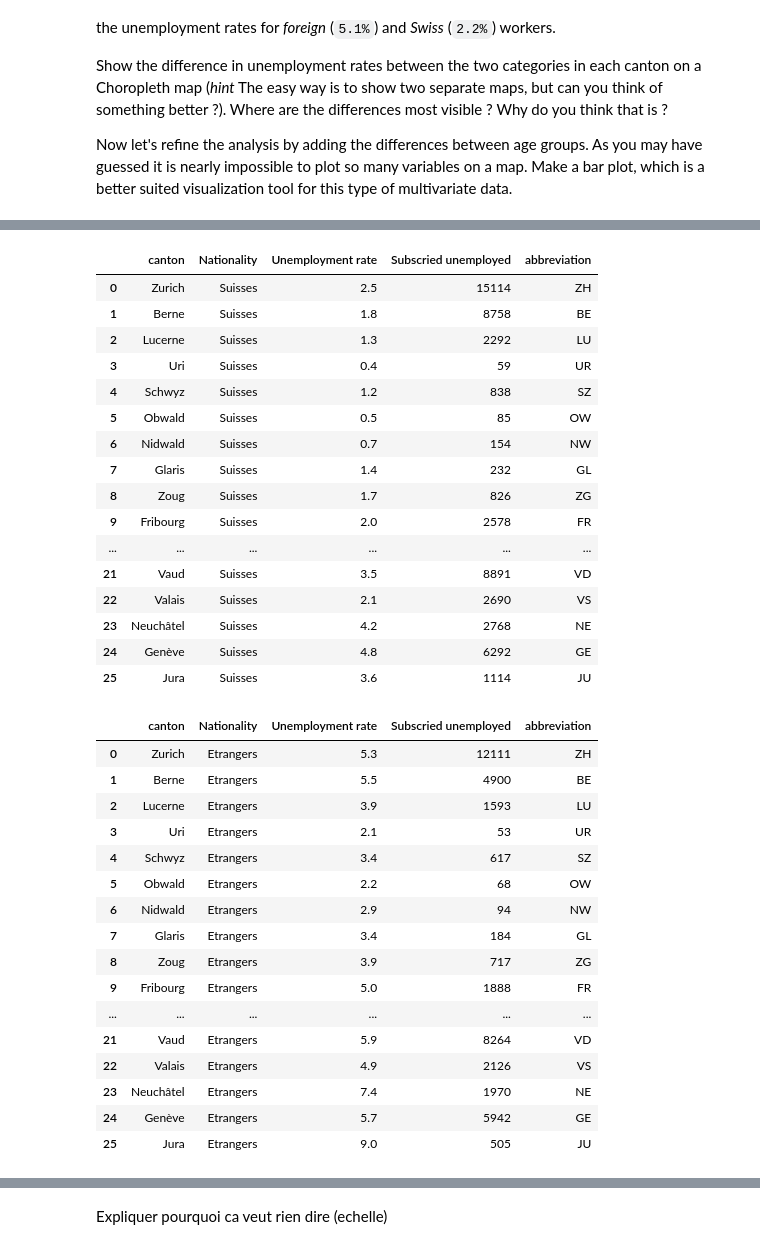
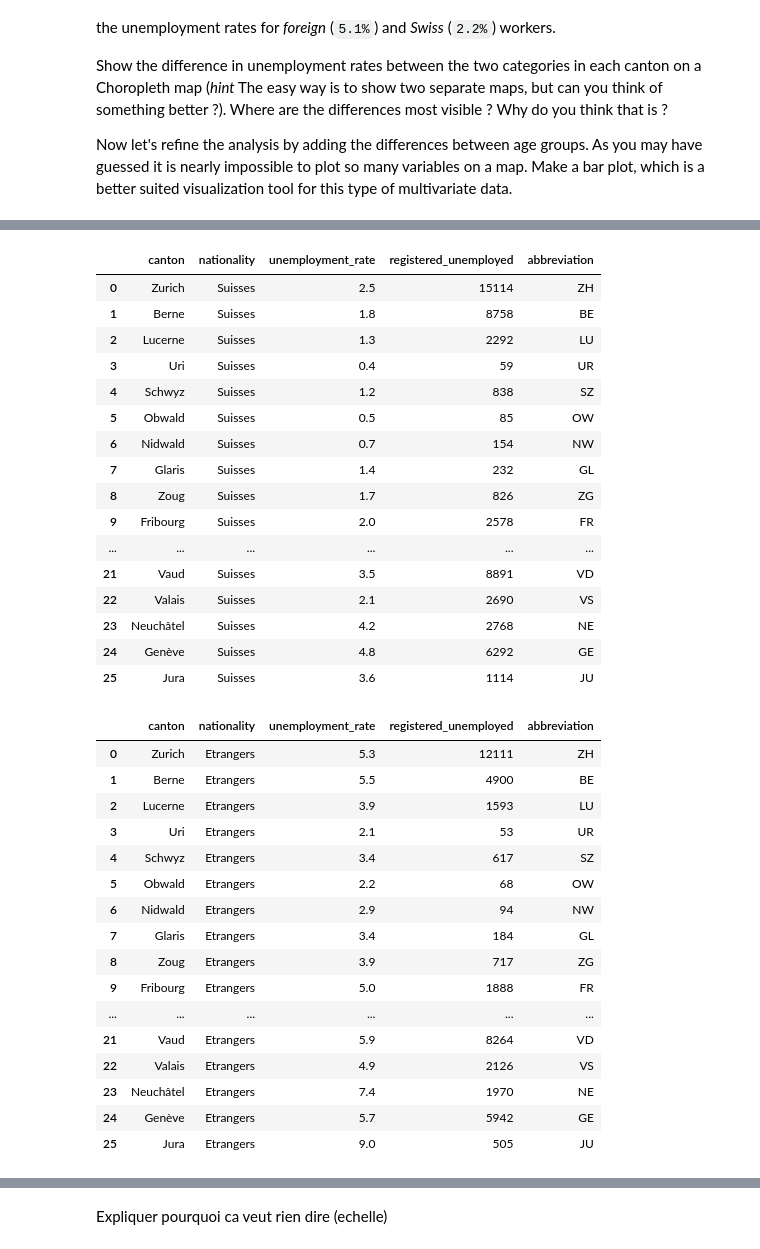
Before and after one commit to mosimann/ADA, a Jupyter notebook: 03 - Interactive Viz/Homework 3.ipynb, the cells around one changed output, grey strips where cells are left out. Cells and saved outputs as stored; diff of their text form; code cells hidden in the pictures.

```diff
--- a/03 - Interactive Viz/Homework 3.ipynb
+++ b/03 - Interactive Viz/Homework 3.ipynb
@@ -336,6 +340,6 @@ swiss_choropleth(new_unemployment_ch_to_plot, ['abbreviation', 'new_unemployment
 # Import dataset
 unemployment_foreign_ch = pd.read_excel('data/ch_unemployment_3.xlsx', skiprows=[0,1,2])
 unemployment_foreign_ch = unemployment_foreign_ch.drop(unemployment_foreign_ch.columns[2], 1)
-unemployment_foreign_ch.columns = ['canton', 'Nationality', 'Unemployment rate','Subscried unemployed']
+unemployment_foreign_ch.columns = ['canton', 'nationality', 'unemployment_rate','registered_unemployed']
 unemployment_foreign_ch
 # %% [output]
@@ -357,12 +361,12 @@ unemployment_foreign_ch
 | 51 | Jura | Suisses | 3.6 | 1114 |
 | 52 | Total | NaN | 3.0 | 133169 |
 # %%
-unemployment_ch_only = unemployment_foreign_ch.query("Nationality == 'Suisses'").reset_index()
+unemployment_ch_only = unemployment_foreign_ch.query("nationality == 'Suisses'").reset_index()
 unemployment_ch_only = unemployment_ch_only.drop(unemployment_ch_only.columns[0], 1)
 unemployment_ch_only = unemployment_ch_only.merge(cantons_mapping)
 unemployment_ch_only
 # %% [output]
-|  | canton | Nationality | Unemployment rate | Subscried unemployed | abbreviation |
+|  | canton | nationality | unemployment_rate | registered_unemployed | abbreviation |
 | 0 | Zurich | Suisses | 2.5 | 15114 | ZH |
 | 1 | Berne | Suisses | 1.8 | 8758 | BE |
 | 2 | Lucerne | Suisses | 1.3 | 2292 | LU |
@@ -380,12 +384,12 @@ unemployment_ch_only
 | 24 | Genève | Suisses | 4.8 | 6292 | GE |
 | 25 | Jura | Suisses | 3.6 | 1114 | JU |
 # %%
-unemployment_foreign_only = unemployment_foreign_ch.query("Nationality == 'Etrangers'").reset_index()
+unemployment_foreign_only = unemployment_foreign_ch.query("nationality == 'Etrangers'").reset_index()
 unemployment_foreign_only = unemployment_foreign_only.drop(unemployment_foreign_only.columns[0], 1)
 unemployment_foreign_only = unemployment_foreign_only.merge(cantons_mapping)
 unemployment_foreign_only
 # %% [output]
-|  | canton | Nationality | Unemployment rate | Subscried unemployed | abbreviation |
+|  | canton | nationality | unemployment_rate | registered_unemployed | abbreviation |
 | 0 | Zurich | Etrangers | 5.3 | 12111 | ZH |
 | 1 | Berne | Etrangers | 5.5 | 4900 | BE |
 | 2 | Lucerne | Etrangers | 3.9 | 1593 | LU |
```
Also changed, not shown: parts of 9 cells of this notebook.
